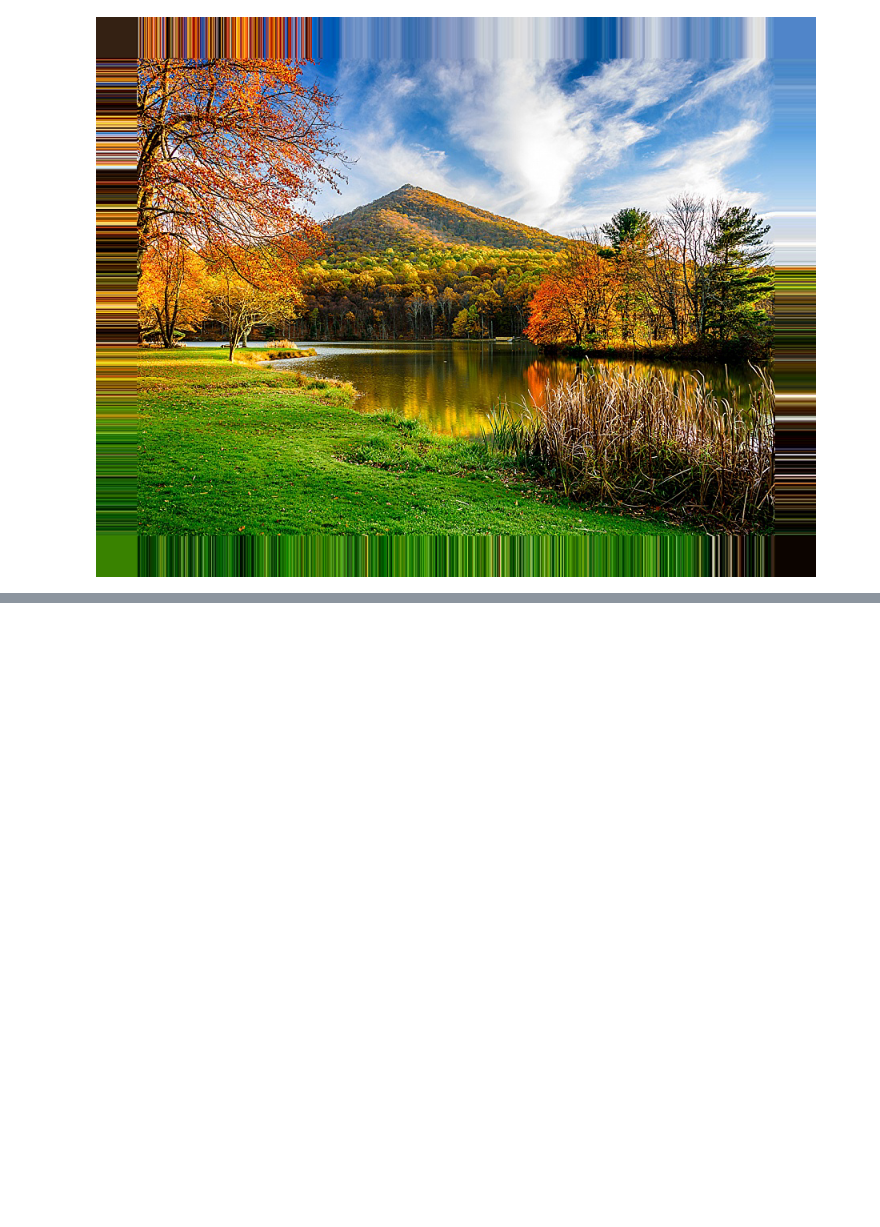
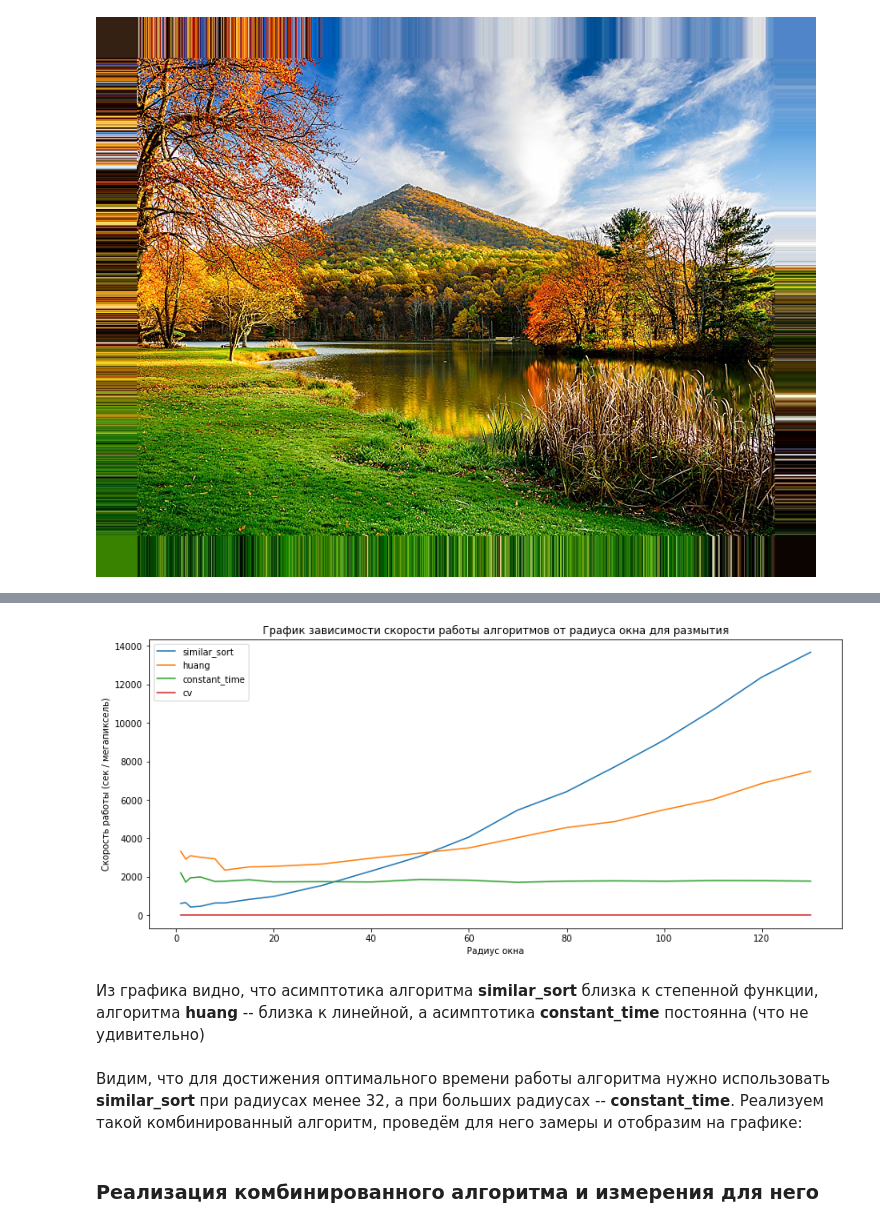
Before and after one commit to vanka857/CV, a Jupyter notebook: task 2/main.ipynb, the cells around one changed output, grey strips where cells are left out. Saved outputs shown, nothing was run; the diff lists cells and outputs as text; code cells hidden in the pictures; blank space fills up the shorter version.

```diff
--- a/task 2/main.ipynb
+++ b/task 2/main.ipynb
@@ -206,11 +348,25 @@ measurements
-# %%
-radii = [1, 2, 3, 5, 8, 13, 21, 34, 55, 89, 144]
-# radii = [1, 2, 3, 5, 8, 13]
-
-blur_methods = [median_blur_simple_sort, median_blur_huang]
-blur_methods_names = ['similar_sort', 'huang']
-
-# image_array_for_test = image_array[:100, :100]
-image_array_for_test = image_array
-
-measurements, proccessed_images = test_algos(image_array_for_test, blur_methods, blur_methods_names, radii)
+# %%
+from matplotlib import pyplot as plt
+
+def draw_results(blur_methods_names, measurements):
+    plt.figure(figsize=(14, 6))
+
+    for method_name in blur_methods_names:
+        data = measurements[measurements["method"] == method_name]
+        plt.plot(data["radius"], data["sec_to_megapixel"], label=method_name)
+
+    plt.title('График зависимости скорости работы алгоритмов от радиуса окна для размытия')
+    plt.xlabel('Радиус окна')
+    plt.ylabel('Скорость работы (сек / мегапиксель)')
+    plt.legend()
+    plt.show()
+# %%
+draw_results([*blur_methods_names, 'cv'], measurements)
+# %% [output]
+[figure, added]
+# %% [markdown]
+Из графика видно, что асимптотика алгоритма **similar_sort** близка к степенной функции, алгоритма **huang** -- близка к линейной, а асимптотика **constant_time** постоянна (что не удивительно)
+# %% [markdown]
+Видим, что для достижения оптимального времени работы алгоритма нужно использовать **similar_sort** при радиусах менее 32, а при больших радиусах -- **constant_time**. Реализуем такой комбинированный алгоритм, проведём для него замеры и отобразим на графике:
+# %% [markdown]
+### Реализация комбинированного алгоритма и измерения для него
```
Also changed, not shown: parts of 27 cells of this notebook, 1 other file.
